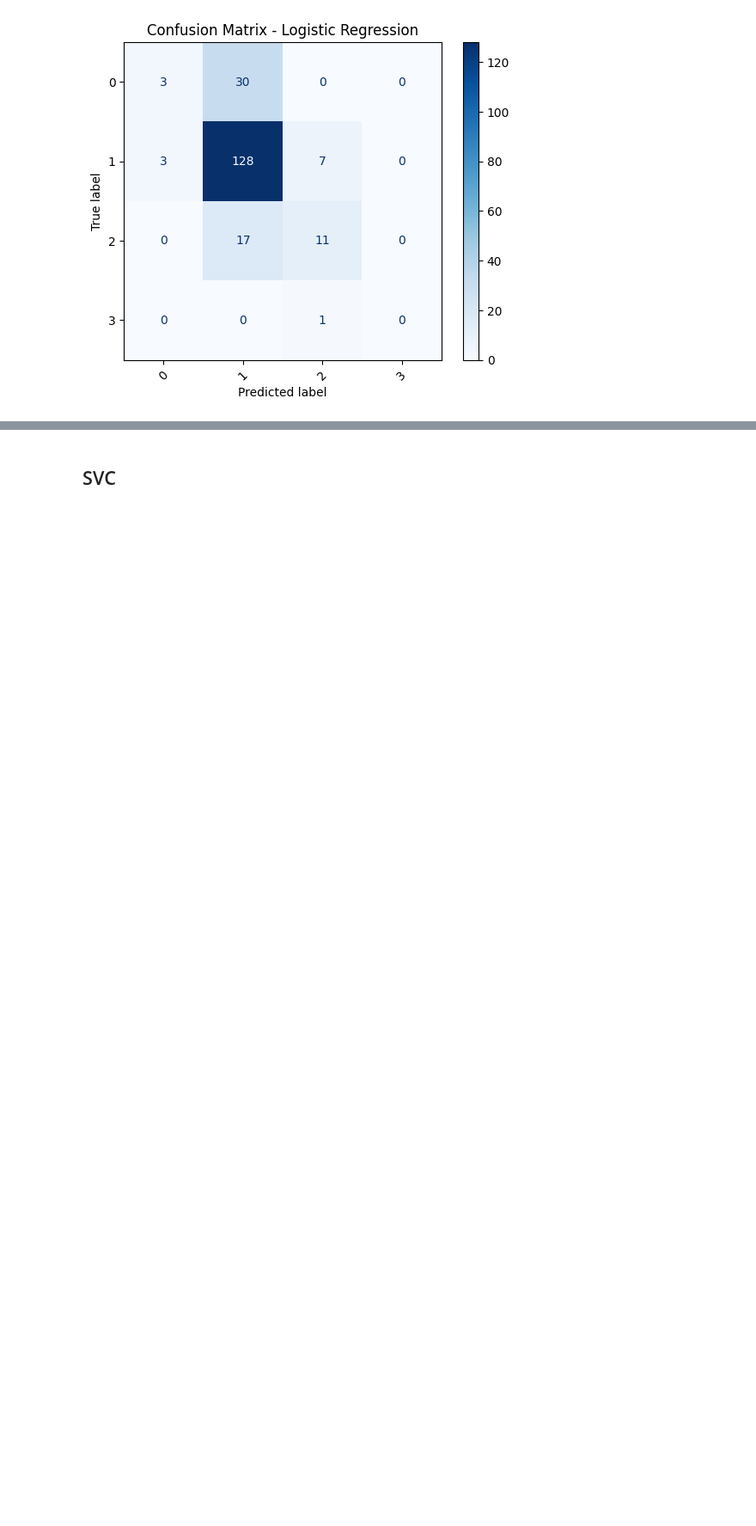
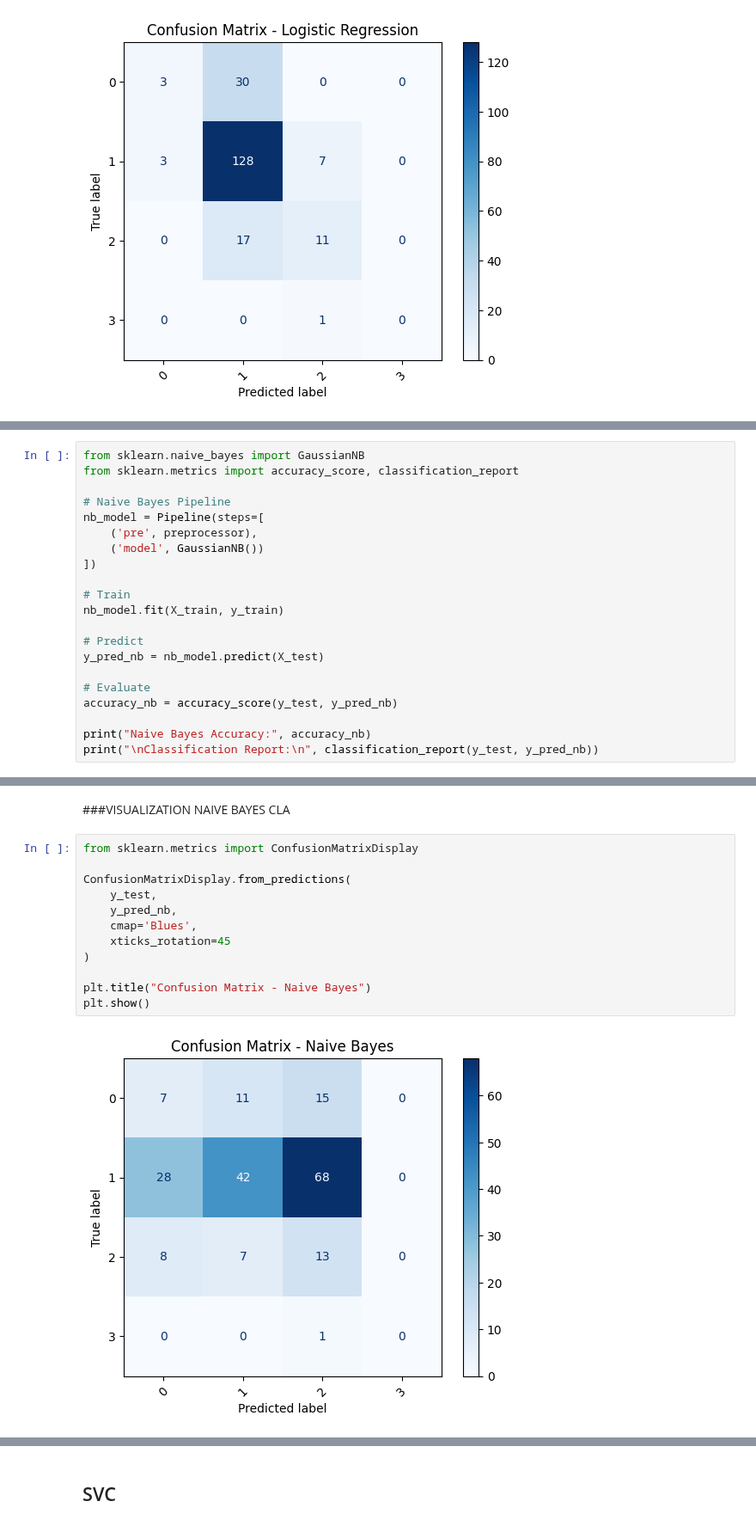
Before and after one commit to Aayush077/ML, a Jupyter notebook: earthquake_predictor_classification.ipynb, the cells around one changed output, grey strips where cells are left out. Shown at 86% size. Saved outputs shown, nothing was run; the diff lists cells and outputs as text; blank space fills up the shorter version.

```diff
--- a/earthquake_predictor_classification.ipynb
+++ b/earthquake_predictor_classification.ipynb
@@ -337,0 +393,21 @@ plt.show()
+# %%
+from sklearn.naive_bayes import GaussianNB
+from sklearn.metrics import accuracy_score, classification_report
+
+# Naive Bayes Pipeline
+nb_model = Pipeline(steps=[
+    ('pre', preprocessor),
+    ('model', GaussianNB())
+])
+
+# Train
+nb_model.fit(X_train, y_train)
+
+# Predict
+y_pred_nb = nb_model.predict(X_test)
+
+# Evaluate
+accuracy_nb = accuracy_score(y_test, y_pred_nb)
+
+print("Naive Bayes Accuracy:", accuracy_nb)
+print("\nClassification Report:\n", classification_report(y_test, y_pred_nb))
@@ -337,0 +428,16 @@ plt.show()
+# %% [markdown]
+###VISUALIZATION NAIVE BAYES CLA
+# %%
+from sklearn.metrics import ConfusionMatrixDisplay
+
+ConfusionMatrixDisplay.from_predictions(
+    y_test,
+    y_pred_nb,
+    cmap='Blues',
+    xticks_rotation=45
+)
+
+plt.title("Confusion Matrix - Naive Bayes")
+plt.show()
+# %% [output]
+[figure, added]
```
Also changed, not shown: parts of 25 cells of this notebook.
